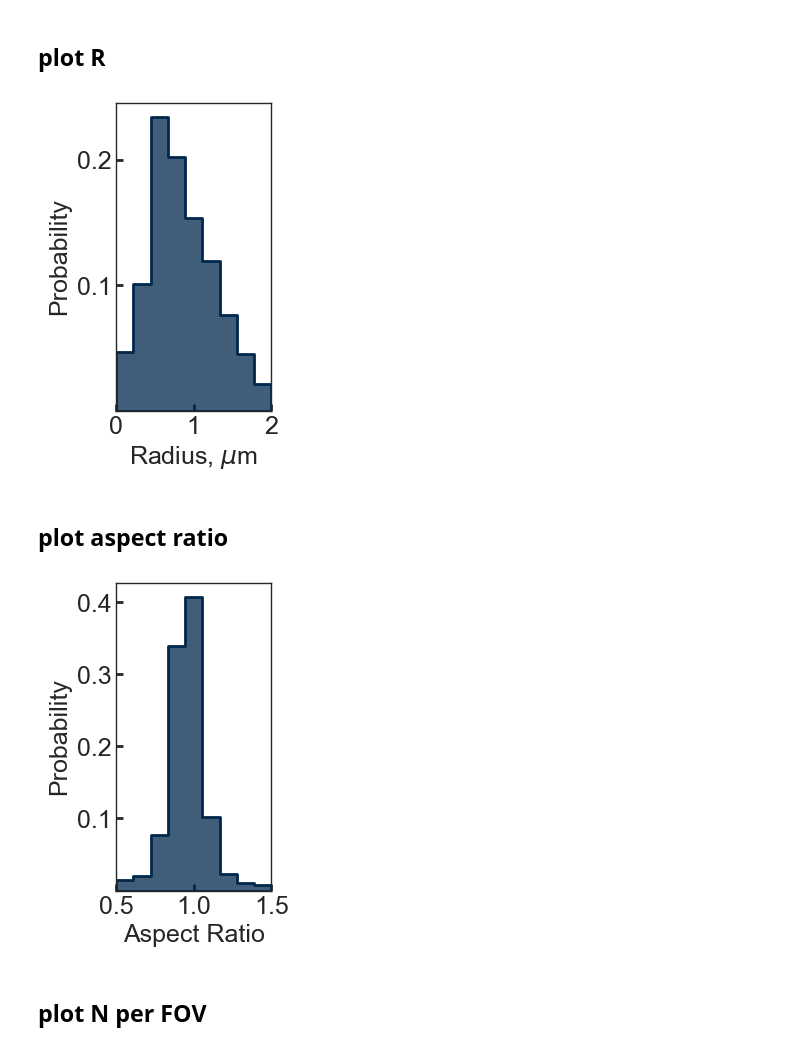
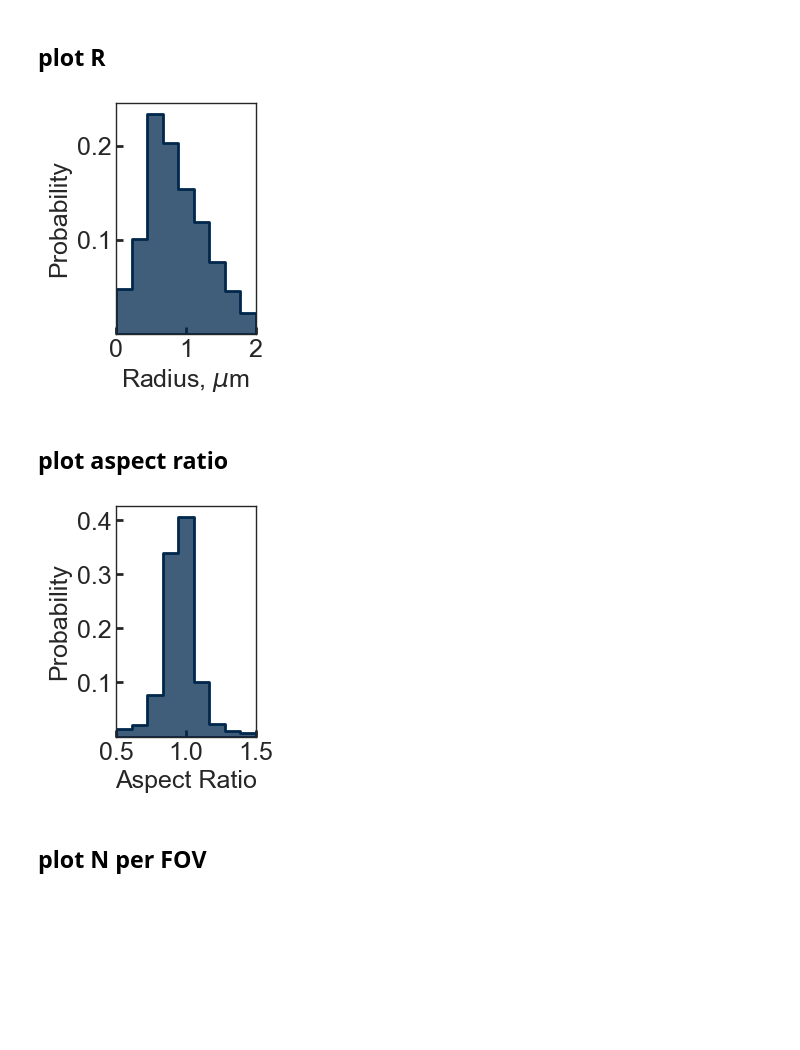
Before and after one commit to walterlab-um/intra_condensate_SPT, a Jupyter notebook: plot_paper_figure/Fig1_condensate_properties.ipynb, the cells around one changed output. Drawn from its saved outputs; the diff is of its cells as text; code cells hidden in the pictures; blank space fills up the shorter version.

Commit message:
figsize

```diff
--- a/plot_paper_figure/Fig1_condensate_properties.ipynb
+++ b/plot_paper_figure/Fig1_condensate_properties.ipynb
@@ -44,42 +44,42 @@ column_name = "Radius_um"
 x_label = r"Radius, $\mu$m"
 x_range = (0, 2)
 
-plt.figure(figsize=(2, 4))
+plt.figure(figsize=(1.8, 3))
 ax = sns.histplot(
     data=df_plot,
     x=column_name,
     bins=9,
     stat="probability",
     color=color,
     binrange=(x_range[0], x_range[1]),
     lw=2,
     element="step",
 )
 plt.gca().spines[:].set_linewidth(1)
 plt.xticks([0, 1, 2])
 plt.yticks([0.1, 0.2])
 plt.gca().tick_params(
     axis="both",
     which="major",
     labelsize=fontsize,
     direction="in",
     bottom=True,
     left=True,
     length=5,
     width=2,
 )
 plt.xlim(x_range[0], x_range[1])
 plt.xlabel(x_label, fontsize=fontsize)
 plt.ylabel("Probability", fontsize=fontsize)
 fname_save = "Condensate_" + column_name + "_histo.png"
 plt.savefig(fname_save, format="png", bbox_inches="tight", dpi=300)
 plt.show()
 # %% [output]
-[figure, old version]
+[figure, new version]
 # %% [markdown]
 ## plot aspect ratio
 # %%
-plt.figure(figsize=(2, 4))
+plt.figure(figsize=(1.8, 3))
 ax = sns.histplot(
     data=df_all,
     x="aspect_ratio",
@@ -110,7 +110,7 @@ fname_save = "Condensate_aspect_ratio_histo.png"
 plt.savefig(fname_save, format="png", bbox_inches="tight", dpi=300)
 plt.show()
 # %% [output]
-[figure, old version]
+[figure, new version]
 # %% [markdown]
 ## plot N per FOV
 # %%
```
